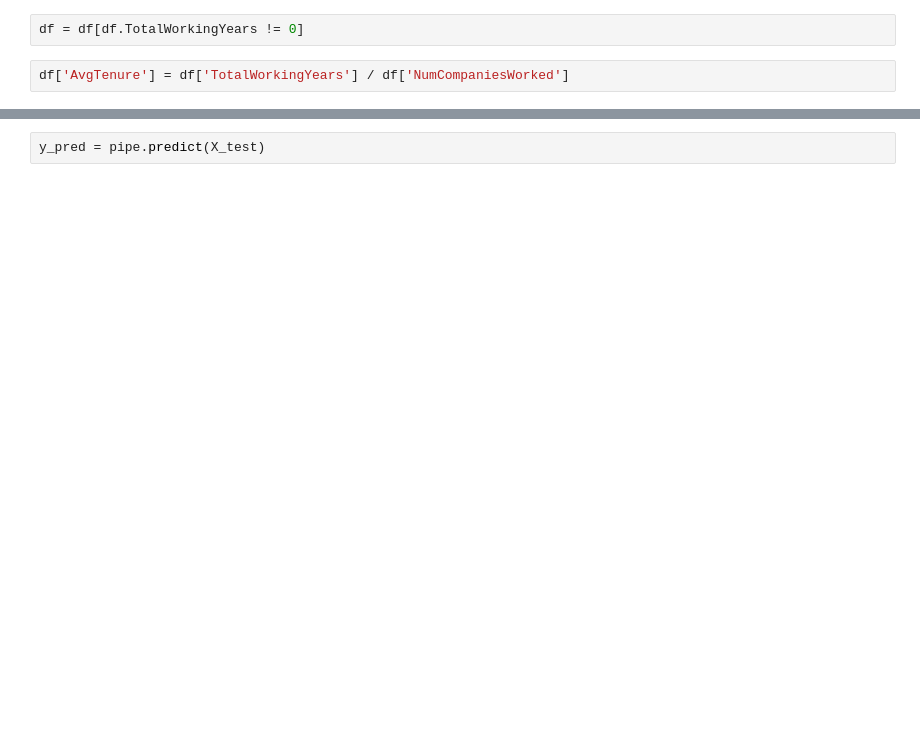
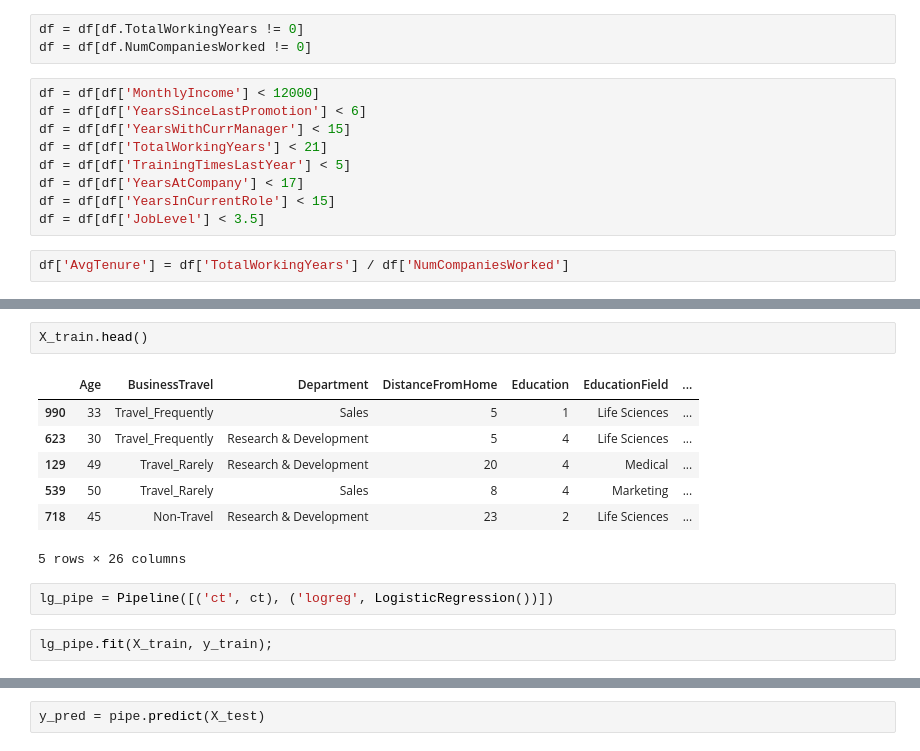
Before and after one commit to MonicaLauren/IBM-Attrition-Prediction, a Jupyter notebook: Scratchbook.ipynb, the cells around one changed output, grey strips where cells are left out. Drawn from its saved outputs; the diff is of its cells as text; blank space fills up the shorter version.

```diff
--- a/Scratchbook.ipynb
+++ b/Scratchbook.ipynb
@@ -65,5 +83,15 @@ memory usage: 298.7+ KB
 # %%
 df = df[df.TotalWorkingYears != 0]
+df = df[df.NumCompaniesWorked != 0]
+# %%
+df = df[df['MonthlyIncome'] < 12000]
+df = df[df['YearsSinceLastPromotion'] < 6]
+df = df[df['YearsWithCurrManager'] < 15]
+df = df[df['TotalWorkingYears'] < 21]
+df = df[df['TrainingTimesLastYear'] < 5]
+df = df[df['YearsAtCompany'] < 17]
+df = df[df['YearsInCurrentRole'] < 15]
+df = df[df['JobLevel'] < 3.5]
 # %%
 df['AvgTenure'] = df['TotalWorkingYears'] / df['NumCompaniesWorked']
 # %%
@@ -74,0 +114,14 @@ X_train, X_test, y_train, y_test = train_test_split(X,y, test_size=0.33, random_
+# %%
+X_train.head()
+# %% [output]
+|  | Age | BusinessTravel | Department | DistanceFromHome | Education | EducationField | ... |
+| 990 | 33 | Travel_Frequently | Sales | 5 | 1 | Life Sciences | ... |
+| 623 | 30 | Travel_Frequently | Research & Development | 5 | 4 | Life Sciences | ... |
+| 129 | 49 | Travel_Rarely | Research & Development | 20 | 4 | Medical | ... |
+| 539 | 50 | Travel_Rarely | Sales | 8 | 4 | Marketing | ... |
+| 718 | 45 | Non-Travel | Research & Development | 23 | 2 | Life Sciences | ... |
+5 rows × 26 columns
+# %%
+lg_pipe = Pipeline([('ct', ct), ('logreg', LogisticRegression())])
+# %%
+lg_pipe.fit(X_train, y_train);
```
Also changed, not shown: parts of 52 cells of this notebook, 3 other files.
